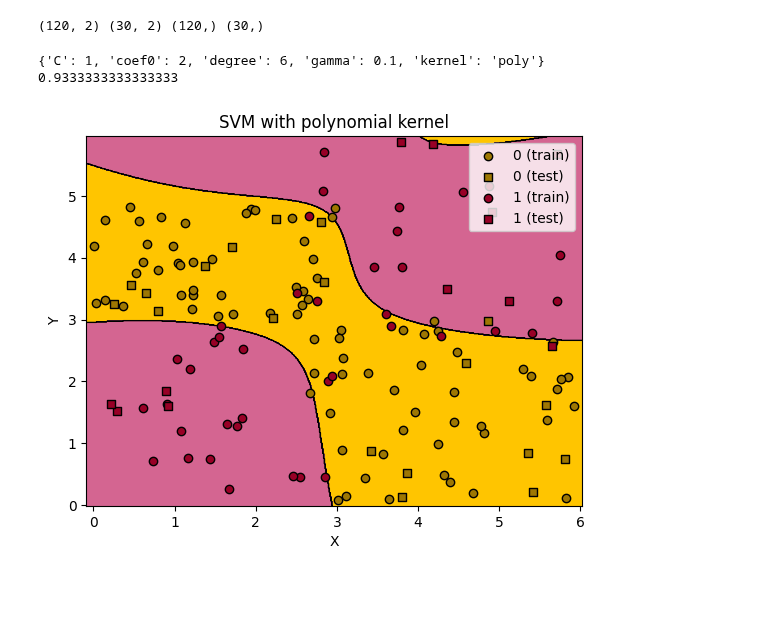
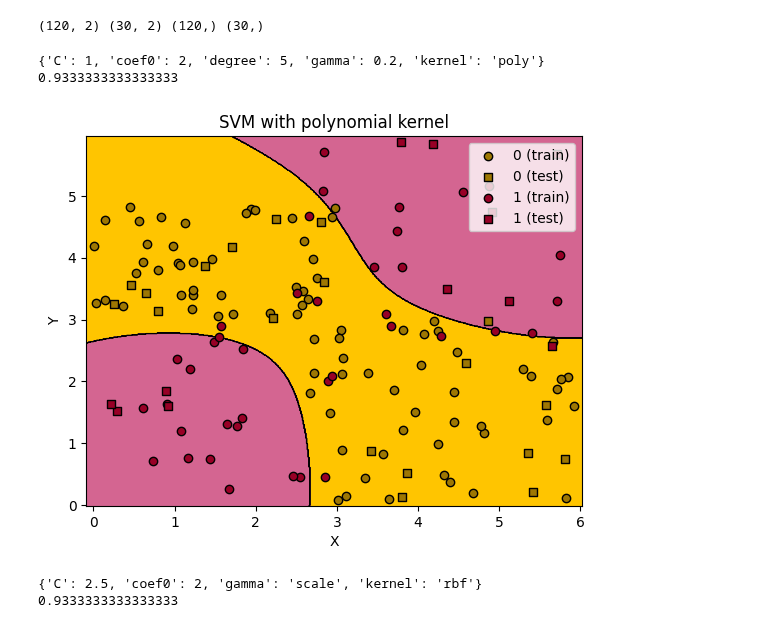
Before and after one commit to vhrollo/3-semester, a Jupyter notebook: INF264/homework/homework4.ipynb, the cells around one changed output. Saved outputs shown, nothing was run; the diff lists cells and outputs as text; code cells hidden in the pictures; blank space fills up the shorter version.

```diff
--- a/INF264/homework/homework4.ipynb
+++ b/INF264/homework/homework4.ipynb
@@ -47,7 +52,7 @@ grid = {
     'C': [1, 1.5, 2, 2.5],
     'gamma': [0.2, 0.1, 'scale'],
     'kernel': ['poly'],
-    'degree': [2, 3, 4, 6],
+    'degree': [2, 3, 4, 5, 6],
     'coef0': [2, -1, 0, 1, 2, 3],
 }
 
@@ -56,29 +61,64 @@ clf.fit(X_train, y_train)
 print(clf.best_params_)
 print(clf.score(X_test, y_test))
 # %% [output]
-{'C': 1, 'coef0': 2, 'degree': 6, 'gamma': 0.1, 'kernel': 'poly'}
+{'C': 1, 'coef0': 2, 'degree': 5, 'gamma': 0.2, 'kernel': 'poly'}
 0.9333333333333333
 # %%
-# plot the decision boundary
-dark_cmap = mcolors.ListedColormap(["#9E7702", "#980026"])
-light_cmap = mcolors.ListedColormap(["#FFC500", "#D46591"])
+def plot_decision_boundary(clf, X_train, y_train, X_test, y_test, X, Y, title):
+    dark_cmap = mcolors.ListedColormap(["#9E7702", "#980026"])
+    light_cmap = mcolors.ListedColormap(["#FFC500", "#D46591"])
 
-w0_values = np.arange( X.min() - 0.1, X.max() + 0.1, 0.01)
-w1_values = np.arange( Y.min() - 0.1, Y.max() + 0.1, 0.01)
-W0, W1 = np.meshgrid(w0_values, w1_values)
-grid = np.c_[W0.ravel(), W1.ravel()]
-Z = clf.predict(grid).reshape(W0.shape)
+    w0_values = np.arange( X.min() - 0.1, X.max() + 0.1, 0.01)
+    w1_values = np.arange( Y.min() - 0.1, Y.max() + 0.1, 0.01)
+    W0, W1 = np.meshgrid(w0_values, w1_values)
+    grid = np.c_[W0.ravel(), W1.ravel()]
+    Z = clf.predict(grid).reshape(W0.shape)
 
-plt.contourf(W0, W1, Z, cmap=light_cmap, levels=[-1, 0, 1])
-plt.contour(W0, W1, Z, colors='black', linewidths=0.5)
+    plt.contourf(W0, W1, Z, cmap=light_cmap, levels=[-1, 0, 1])
+    plt.contour(W0, W1, Z, colors='black', linewidths=0.5)
 
-for target in range(2):
-    plt.scatter(*X_train[y_train == target].T, color=dark_cmap(target), label=f"{target} (train)", edgecolors='black', zorder=2, marker='o')
-    plt.scatter(*X_test[y_test == target].T, color=dark_cmap(target), label=f"{target} (test)", edgecolors='black', zorder=2, marker='s')
-plt.xlabel('X')
-plt.ylabel('Y')
-plt.title('SVM with polynomial kernel')
-plt.legend()
-plt.show()
+    for target in range(2):
+        plt.scatter(*X_train[y_train == target].T, color=dark_cmap(target), label=f"{target} (train)", edgecolors='black', zorder=2, marker='o')
+        plt.scatter(*X_test[y_test == target].T, color=dark_cmap(target), label=f"{target} (test)", edgecolors='black', zorder=2, marker='s')
+    plt.xlabel('X')
+    plt.ylabel('Y')
+    plt.title(title)
+    plt.legend()
+    plt.show()
+
+
+def plot_decision_boundary2(clf, X, Y, title):
+
+
+    w0_values = np.arange( X.min() - 0.1, X.max() + 0.1, 0.01)
+    w1_values = np.arange( Y.min() - 0.1, Y.max() + 0.1, 0.01)
+    W0, W1 = np.meshgrid(w0_values, w1_values)
+    grid = np.c_[W0.ravel(), W1.ravel()]
+    Z = clf.predict(grid).reshape(W0.shape)
+    plt.contourf(W0, W1, Z, levels=60)
+    plt.xlabel('X')
+    plt.ylabel('Y')
+    plt.title(title)
+    plt.show()
-# %% [output]
-[figure, removed]
+# %%
+# plot the decision boundary
+
+plot_decision_boundary(clf, X_train, y_train, X_test, y_test, X, Y, 'SVM with polynomial kernel')
+# %% [output]
+[figure, added]
+# %%
+# 2. Train the SVM
+grid = {
+    'C': [1, 1.5, 2, 2.5],
+    'gamma': [0.2, 0.1, 'scale'],
+    'kernel': ['rbf'],
+    'coef0': [2, -1, 0, 1, 2, 3],
+}
+
+clf = GridSearchCV(SVC(), grid, n_jobs=-1)
+clf.fit(X_train, y_train)
+print(clf.best_params_)
+print(clf.score(X_test, y_test))
+# %% [output]
+{'C': 2.5, 'coef0': 2, 'gamma': 'scale', 'kernel': 'rbf'}
+0.9333333333333333
```
Also changed, not shown: parts of 7 cells of this notebook.
